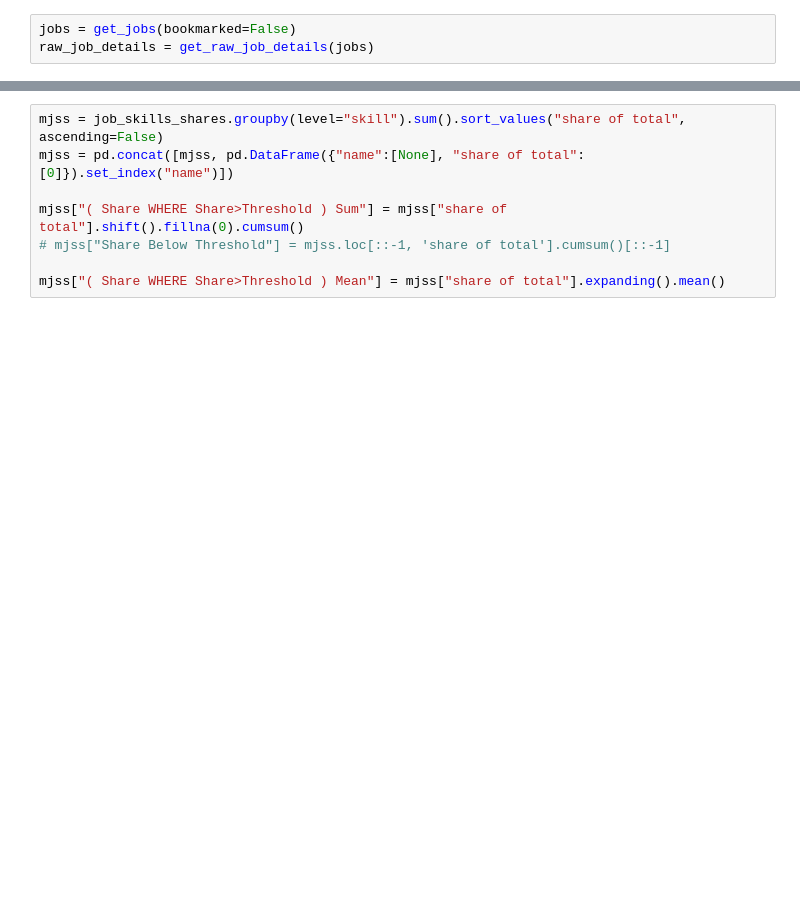
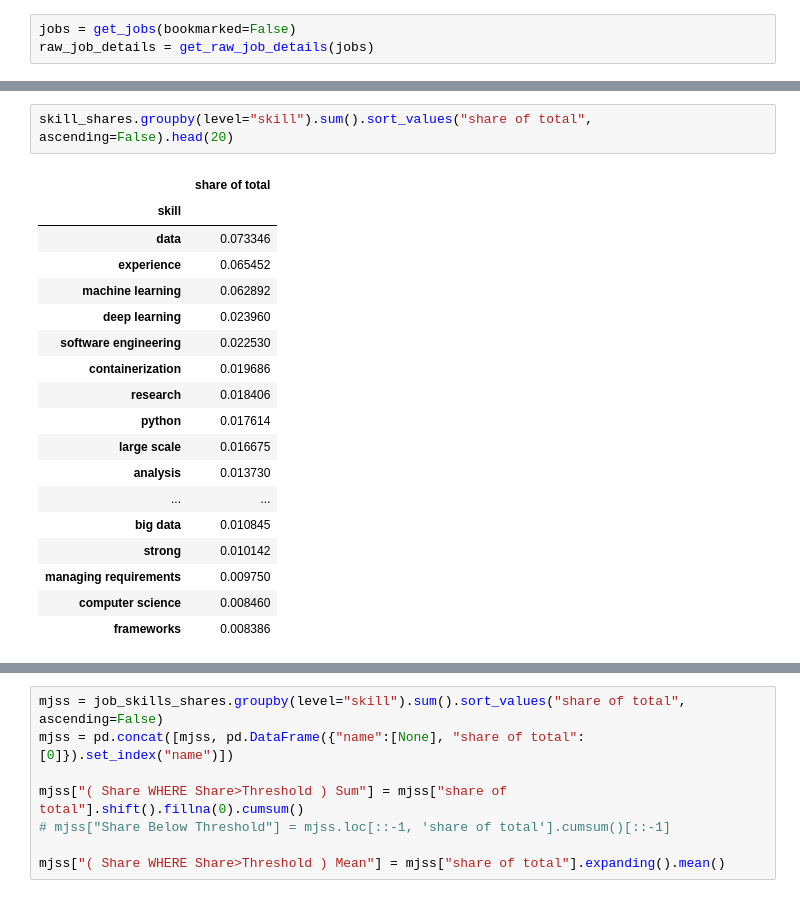
Before and after one commit to FractalMachinist/FractalMachinist.github.io, a Jupyter notebook: investigate_skill_density.ipynb, the cells around one changed output, grey strips where cells are left out. Saved outputs shown, nothing was run; the diff lists cells and outputs as text; blank space fills up the shorter version.

```diff
--- a/investigate_skill_density.ipynb
+++ b/investigate_skill_density.ipynb
@@ -15,0 +52,21 @@ job_skills_shares = (job_skills_data / job_skills_data.sum()).rename(columns={"c
+# %%
+skill_shares.groupby(level="skill").sum().sort_values("share of total", ascending=False).head(20)
+# %% [output]
+|  | share of total |
+| skill |  |
+| data | 0.073346 |
+| experience | 0.065452 |
+| machine learning | 0.062892 |
+| deep learning | 0.023960 |
+| software engineering | 0.022530 |
+| containerization | 0.019686 |
+| research | 0.018406 |
+| python | 0.017614 |
+| large scale | 0.016675 |
+| analysis | 0.013730 |
+| ... | ... |
+| big data | 0.010845 |
+| strong | 0.010142 |
+| managing requirements | 0.009750 |
+| computer science | 0.008460 |
+| frameworks | 0.008386 |
```
Also changed, not shown: parts of 18 cells of this notebook, 2 other files.
